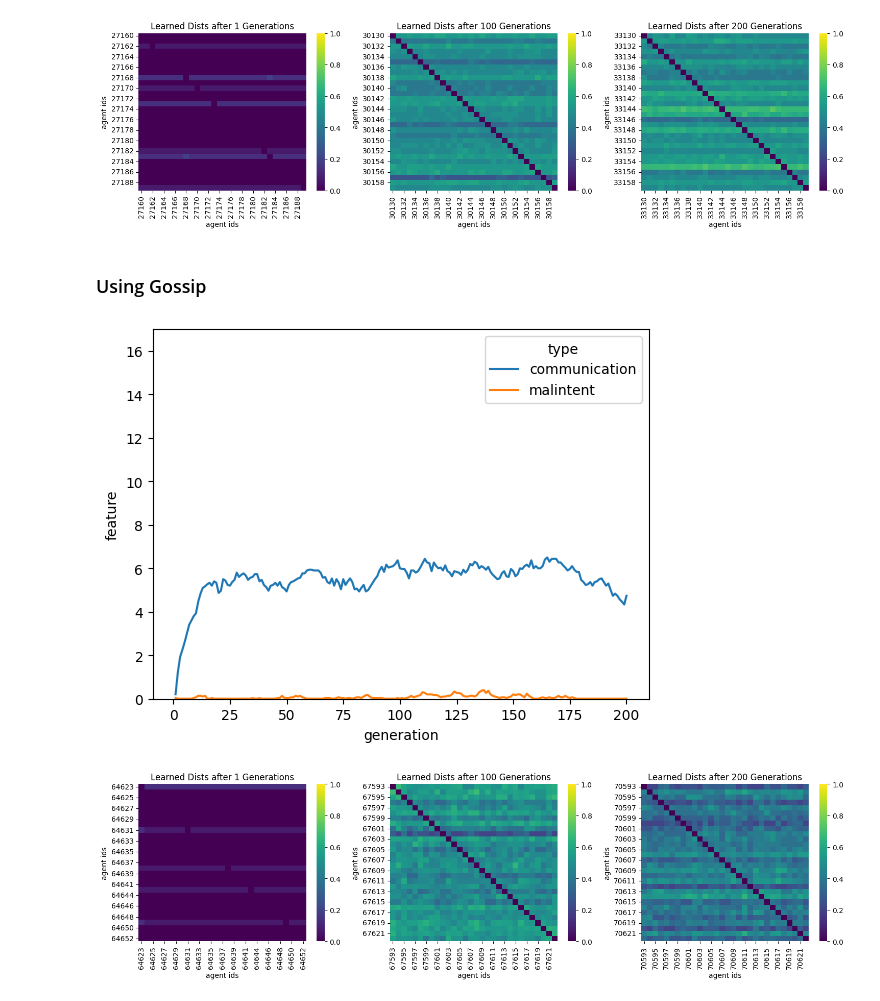
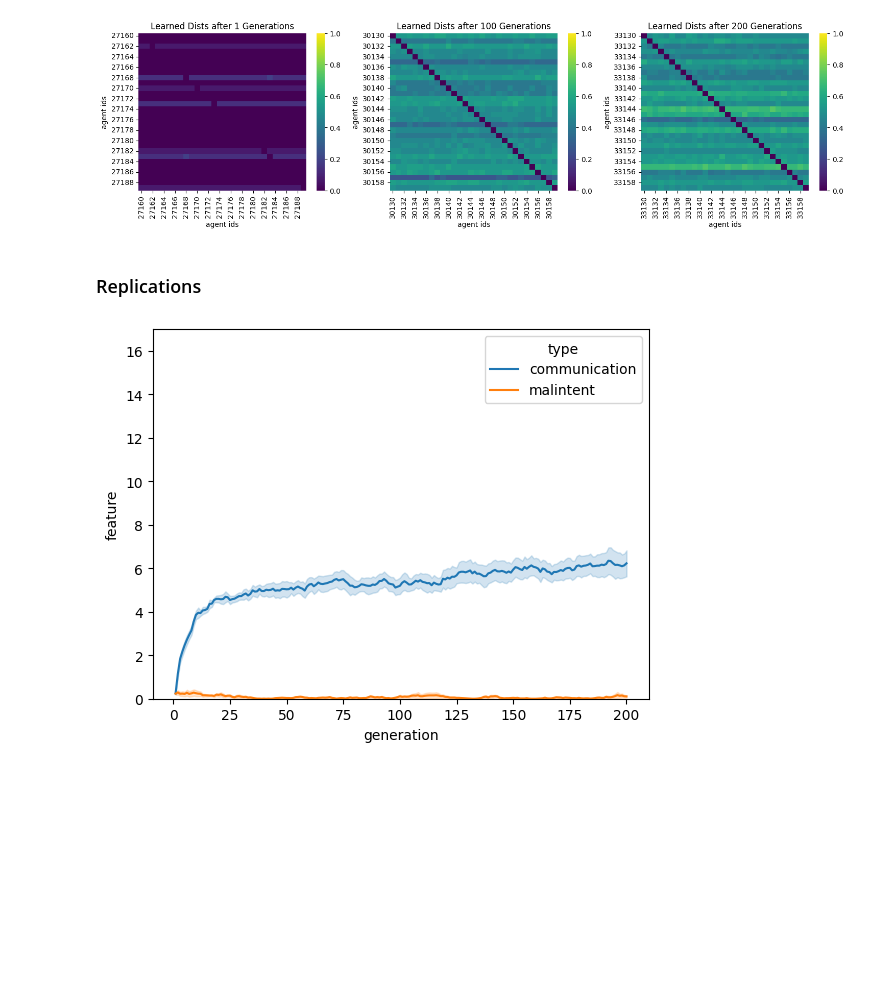
Before and after one commit to philipp-hellwig/evolution-cooperation, a Jupyter notebook: simulations/Bayesian Models.ipynb, the cells around one changed output. Saved outputs shown, nothing was run; the diff lists cells and outputs as text; code cells hidden in the pictures; blank space fills up the shorter version.

```diff
--- a/simulations/Bayesian Models.ipynb
+++ b/simulations/Bayesian Models.ipynb
@@ -107,12 +107,14 @@ plot_learned_distribution_matrix(gens)
 # %% [output]
 [figure]
 [figure]
-# %% [markdown]
-### Using Gossip
-# %%
-final_gen, sim_reputation = simulate_bayesian_agents(num_food_opportunities=100, num_generations=200, population_size=30, gossip=True, food_decay = 1.65)
-plot_simulation_stats(sim_reputation)
-plot_learned_distributions(final_gen)
-# %% [output]
-[figure, removed]
-[figure, removed]
+# %% [markdown]
+### Replications
+# %%
+# Simulation with reputation-based reproduction
+bayes_sims = []
+for _ in tqdm(range(5)):
+    _, bayes_sim = simulate_bayesian_agents(num_food_opportunities=30, num_generations=200, population_size=30, food_decay = 1.65)
+    bayes_sims.append(bayes_sim)
+plot_averaged_simulations(bayes_sims)
+# %% [output]
+[figure, added]
```
Also changed, not shown: parts of 2 cells of this notebook, 2 other files.
